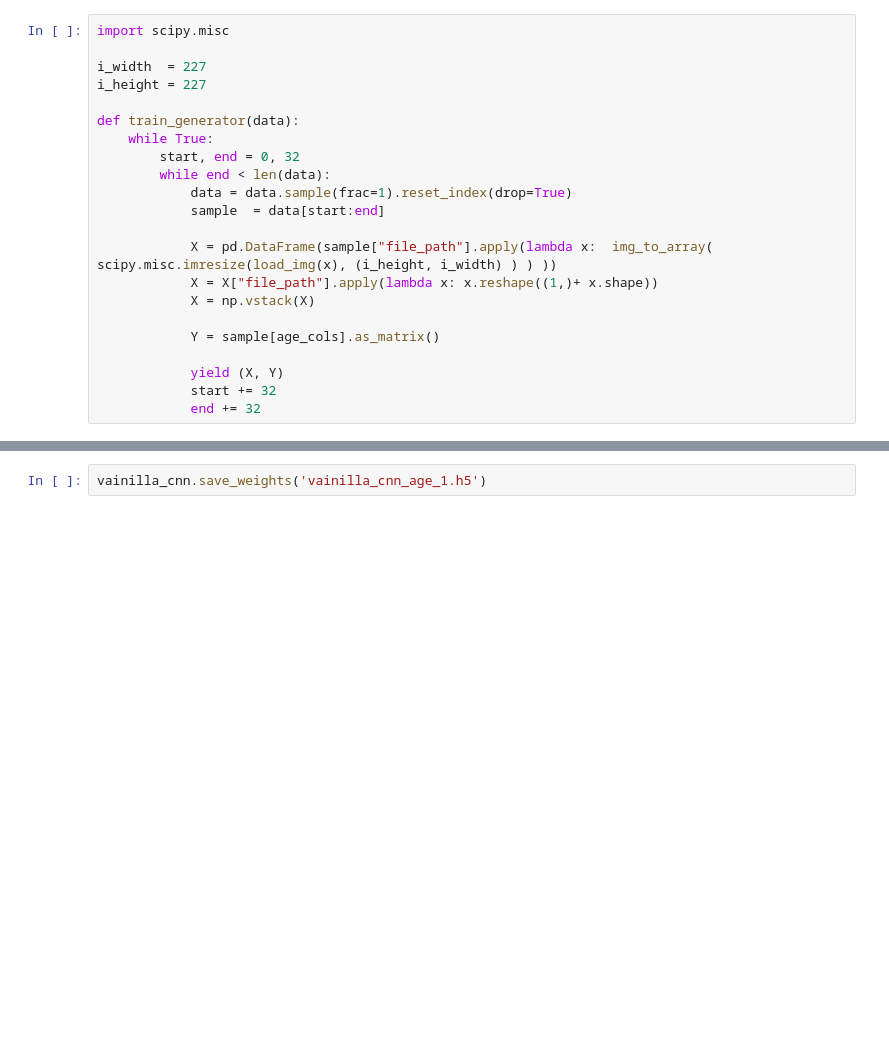
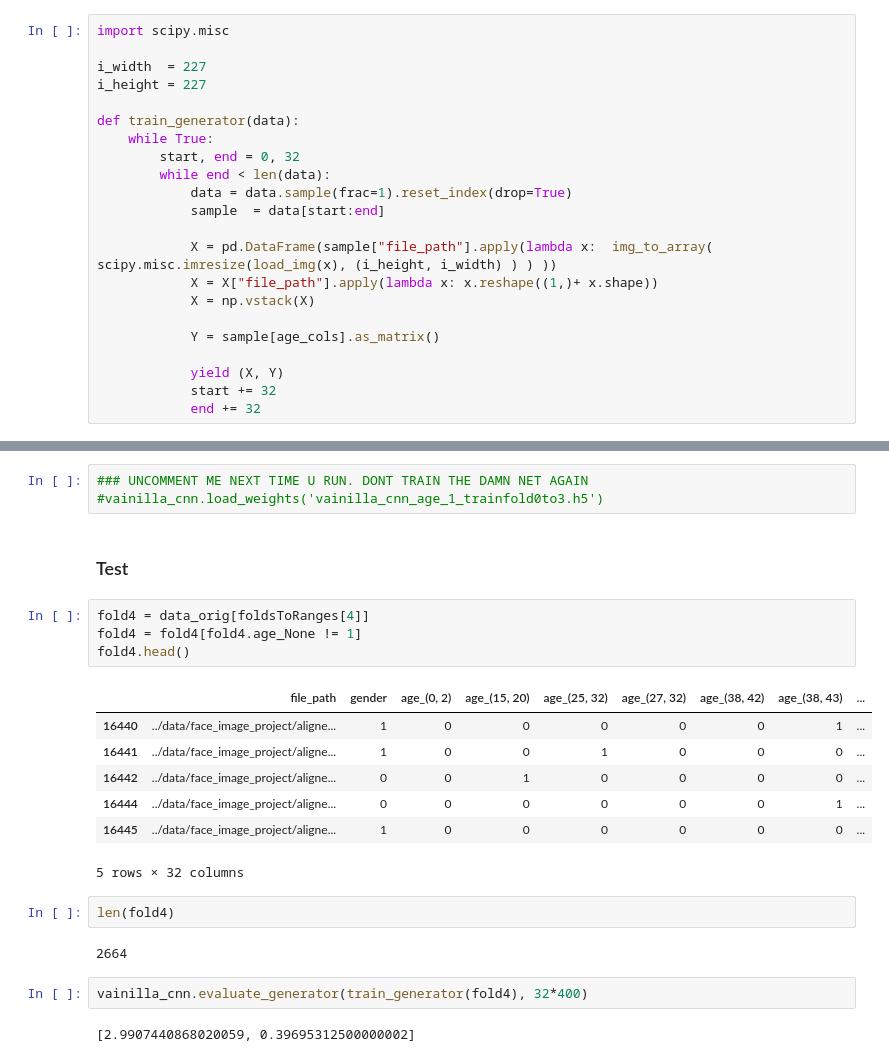
Before and after one commit to davidmrdavid/demographics_net, a Jupyter notebook: src/notebooks/4. Age Classifier.ipynb, the cells around one changed output, grey strips where cells are left out. Cells and saved outputs as stored; diff of their text form; blank space fills up the shorter version.

Commit message:
damn i cannot get a good testing accuracy...

```diff
--- a/src/notebooks/4. Age Classifier.ipynb
+++ b/src/notebooks/4. Age Classifier.ipynb
@@ -150,2 +184,25 @@ Epoch 2000/2000
-# %%
-vainilla_cnn.save_weights('vainilla_cnn_age_1.h5')
+# %%
+### UNCOMMENT ME NEXT TIME U RUN. DONT TRAIN THE DAMN NET AGAIN
+#vainilla_cnn.load_weights('vainilla_cnn_age_1_trainfold0to3.h5')
+# %% [markdown]
+### Test
+# %%
+fold4 = data_orig[foldsToRanges[4]]
+fold4 = fold4[fold4.age_None != 1]
+fold4.head()
+# %% [output]
+|  | file_path | gender | age_(0, 2) | age_(15, 20) | age_(25, 32) | age_(27, 32) | age_(38, 42) | age_(38, 43) | ... |
+| 16440 | ../data/face_image_project/aligne... | 1 | 0 | 0 | 0 | 0 | 0 | 1 | ... |
+| 16441 | ../data/face_image_project/aligne... | 1 | 0 | 0 | 1 | 0 | 0 | 0 | ... |
+| 16442 | ../data/face_image_project/aligne... | 0 | 0 | 1 | 0 | 0 | 0 | 0 | ... |
+| 16444 | ../data/face_image_project/aligne... | 0 | 0 | 0 | 0 | 0 | 0 | 1 | ... |
+| 16445 | ../data/face_image_project/aligne... | 1 | 0 | 0 | 0 | 0 | 0 | 0 | ... |
+5 rows × 32 columns
+# %%
+len(fold4)
+# %% [output]
+2664
+# %%
+vainilla_cnn.evaluate_generator(train_generator(fold4), 32*400)
+# %% [output]
+[2.9907440868020059, 0.39695312500000002]
```
Also changed, not shown: parts of 9 cells of this notebook, 1 other file.
